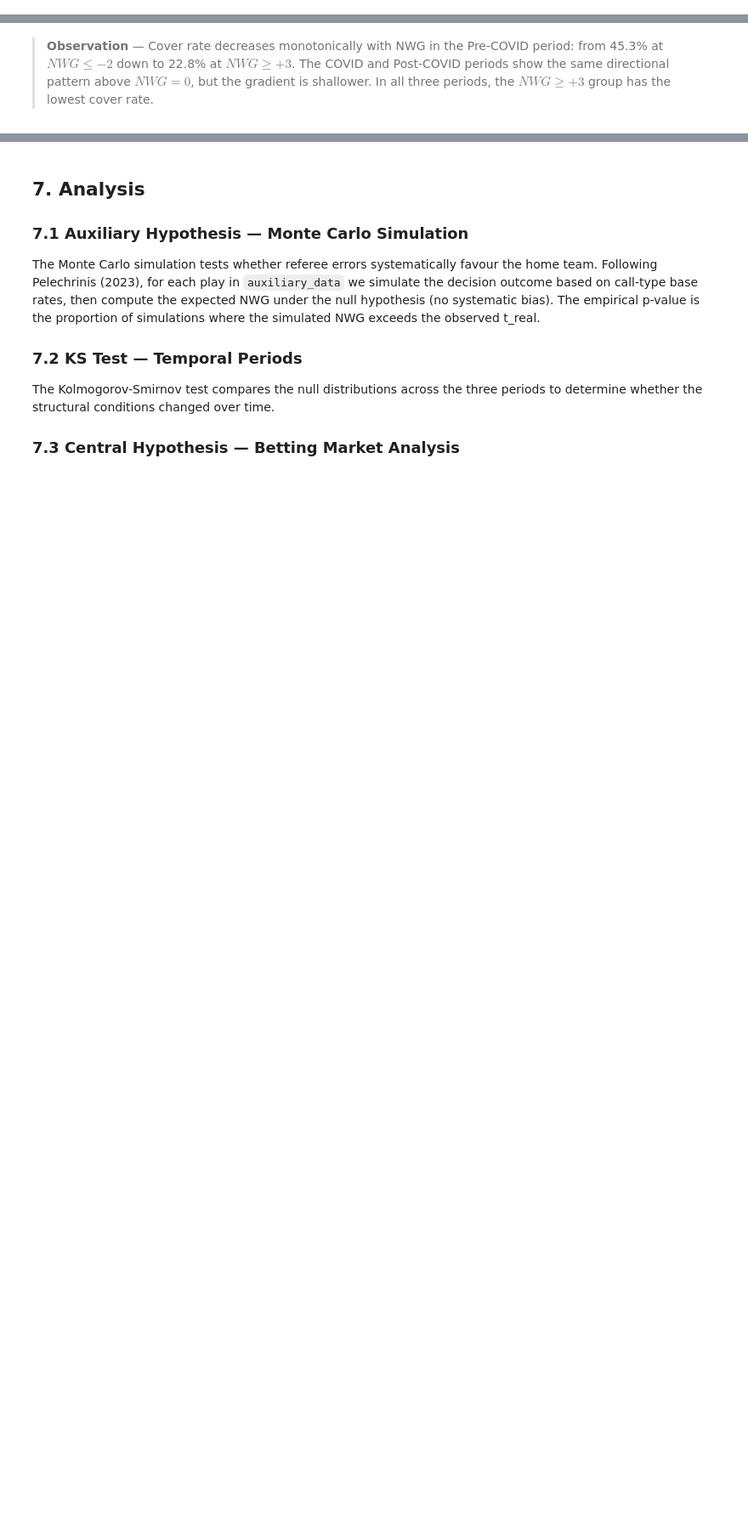
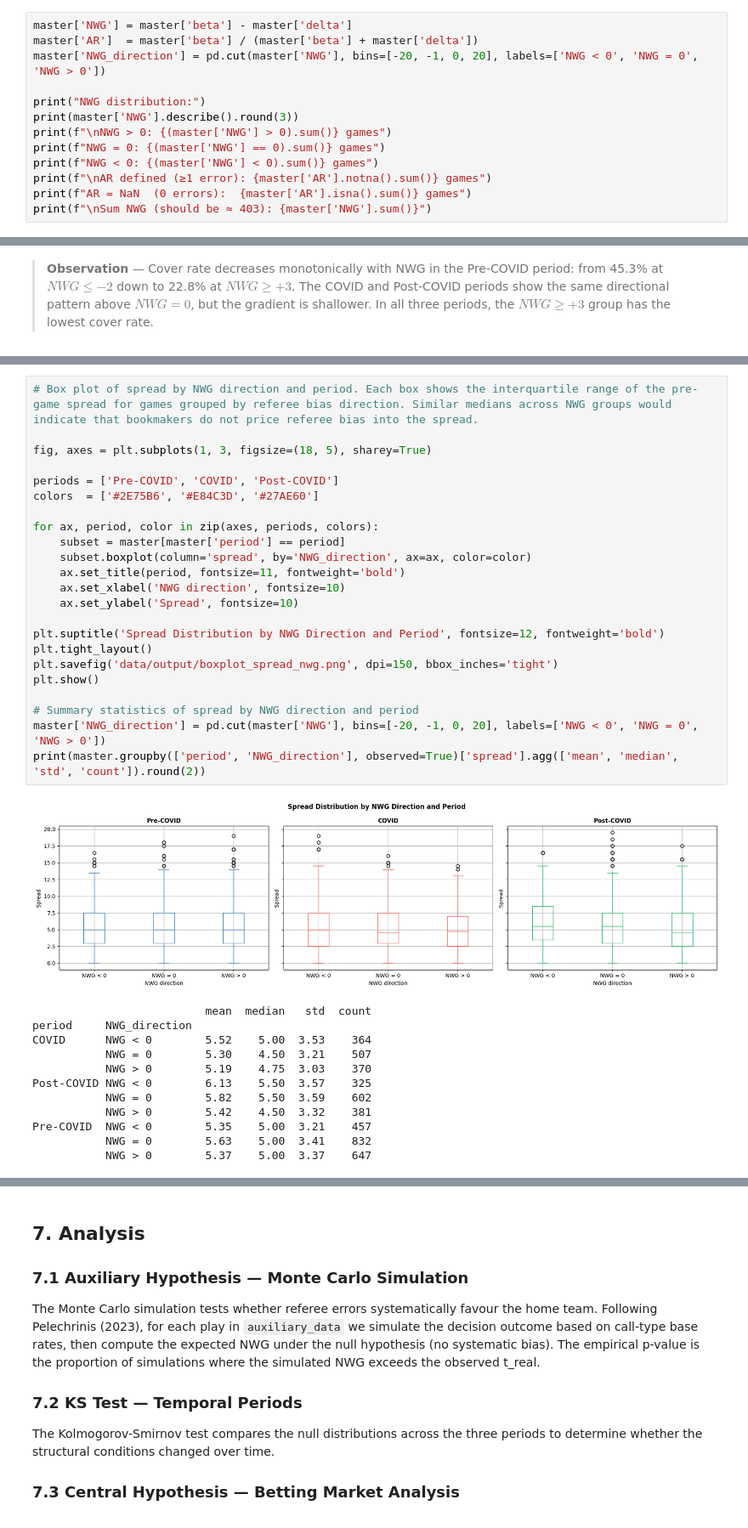
Before and after one commit to RoumenNikolov/decision-bias-study, a Jupyter notebook: bias_analysis.ipynb, the cells around one changed output, grey strips where cells are left out. Shown at 85% size. Cells and saved outputs as stored; diff of their text form; blank space fills up the shorter version.

Commit message:
feat: create exploration data analysis

```diff
--- a/bias_analysis.ipynb
+++ b/bias_analysis.ipynb
@@ -2180,0 +2147,13 @@ home_covered NaN:   109 (pushes)
+# %%
+master['NWG'] = master['beta'] - master['delta']
+master['AR']  = master['beta'] / (master['beta'] + master['delta'])
+master['NWG_direction'] = pd.cut(master['NWG'], bins=[-20, -1, 0, 20], labels=['NWG < 0', 'NWG = 0', 'NWG > 0'])
+
+print("NWG distribution:")
+print(master['NWG'].describe().round(3))
+print(f"\nNWG > 0: {(master['NWG'] > 0).sum()} games")
+print(f"NWG = 0: {(master['NWG'] == 0).sum()} games")
+print(f"NWG < 0: {(master['NWG'] < 0).sum()} games")
+print(f"\nAR defined (≥1 error): {master['AR'].notna().sum()} games")
+print(f"AR = NaN  (0 errors):  {master['AR'].isna().sum()} games")
+print(f"\nSum NWG (should be ≈ 403): {master['NWG'].sum()}")
@@ -2665,0 +2696,36 @@ NWG_group
+# %%
+# Box plot of spread by NWG direction and period. Each box shows the interquartile range of the pre-game spread for games grouped by referee bias direction. Similar medians across NWG groups would indicate that bookmakers do not price referee bias into the spread.
+
+fig, axes = plt.subplots(1, 3, figsize=(18, 5), sharey=True)
+
+periods = ['Pre-COVID', 'COVID', 'Post-COVID']
+colors  = ['#2E75B6', '#E84C3D', '#27AE60']
+
+for ax, period, color in zip(axes, periods, colors):
+    subset = master[master['period'] == period]
+    subset.boxplot(column='spread', by='NWG_direction', ax=ax, color=color)
+    ax.set_title(period, fontsize=11, fontweight='bold')
+    ax.set_xlabel('NWG direction', fontsize=10)
+    ax.set_ylabel('Spread', fontsize=10)
+
+plt.suptitle('Spread Distribution by NWG Direction and Period', fontsize=12, fontweight='bold')
+plt.tight_layout()
+plt.savefig('data/output/boxplot_spread_nwg.png', dpi=150, bbox_inches='tight')
+plt.show()
+
+# Summary statistics of spread by NWG direction and period
+master['NWG_direction'] = pd.cut(master['NWG'], bins=[-20, -1, 0, 20], labels=['NWG < 0', 'NWG = 0', 'NWG > 0'])
+print(master.groupby(['period', 'NWG_direction'], observed=True)['spread'].agg(['mean', 'median', 'std', 'count']).round(2))
+# %% [output]
+[figure, added]
+                          mean  median   std  count
+period     NWG_direction
+COVID      NWG < 0        5.52    5.00  3.53    364
+           NWG = 0        5.30    4.50  3.21    507
+           NWG > 0        5.19    4.75  3.03    370
+Post-COVID NWG < 0        6.13    5.50  3.57    325
+           NWG = 0        5.82    5.50  3.59    602
+           NWG > 0        5.42    4.50  3.32    381
+Pre-COVID  NWG < 0        5.35    5.00  3.21    457
+           NWG = 0        5.63    5.00  3.41    832
+           NWG > 0        5.37    5.00  3.37    647
```
Also changed, not shown: parts of 50 cells of this notebook, 6 other files.
